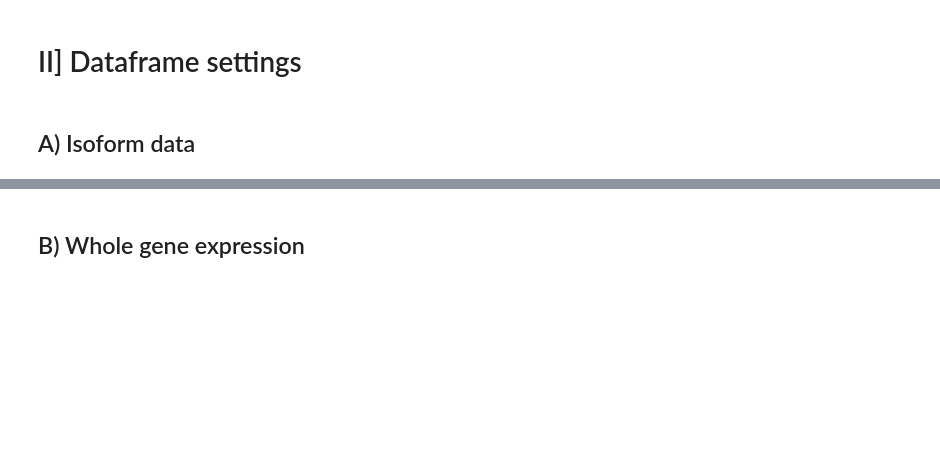
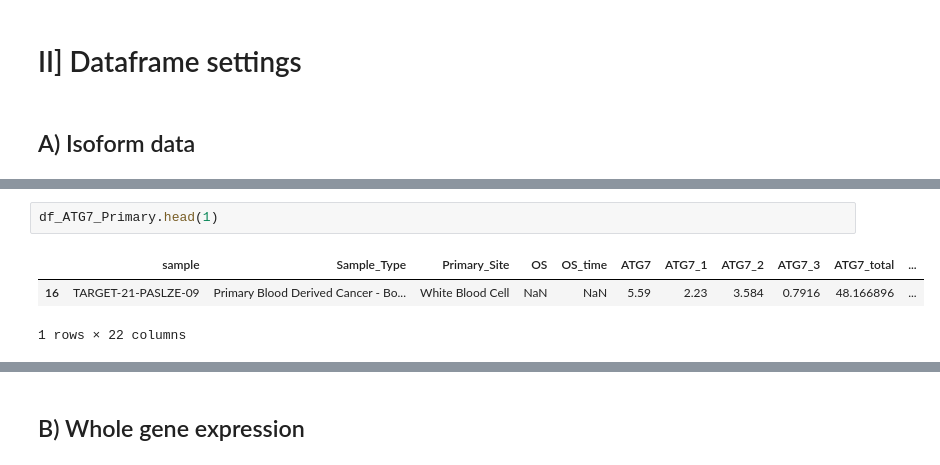
Before and after one commit to Keviosta/Article_short_isoform_ATG7_private, a Jupyter notebook: ATG7/atg7_separated_organs_analyse/blood/organ_blood_specific_ATG7_correalation.ipynb, the cells around one changed output, grey strips where cells are left out. Saved outputs shown, nothing was run; the diff lists cells and outputs as text; blank space fills up the shorter version.

```diff
--- a/ATG7/atg7_separated_organs_analyse/blood/organ_blood_specific_ATG7_correalation.ipynb
+++ b/ATG7/atg7_separated_organs_analyse/blood/organ_blood_specific_ATG7_correalation.ipynb
@@ -22,0 +153,6 @@ def split(L):
+# %%
+df_ATG7_Primary.head(1)
+# %% [output]
+|  | sample | Sample_Type | Primary_Site | OS | OS_time | ATG7 | ATG7_1 | ATG7_2 | ATG7_3 | ATG7_total | ... |
+| 16 | TARGET-21-PASLZE-09 | Primary Blood Derived Cancer - Bo... | White Blood Cell | NaN | NaN | 5.59 | 2.23 | 3.584 | 0.7916 | 48.166896 | ... |
+1 rows × 22 columns
```
Also changed, not shown: parts of 14 cells of this notebook, 2 other files.
